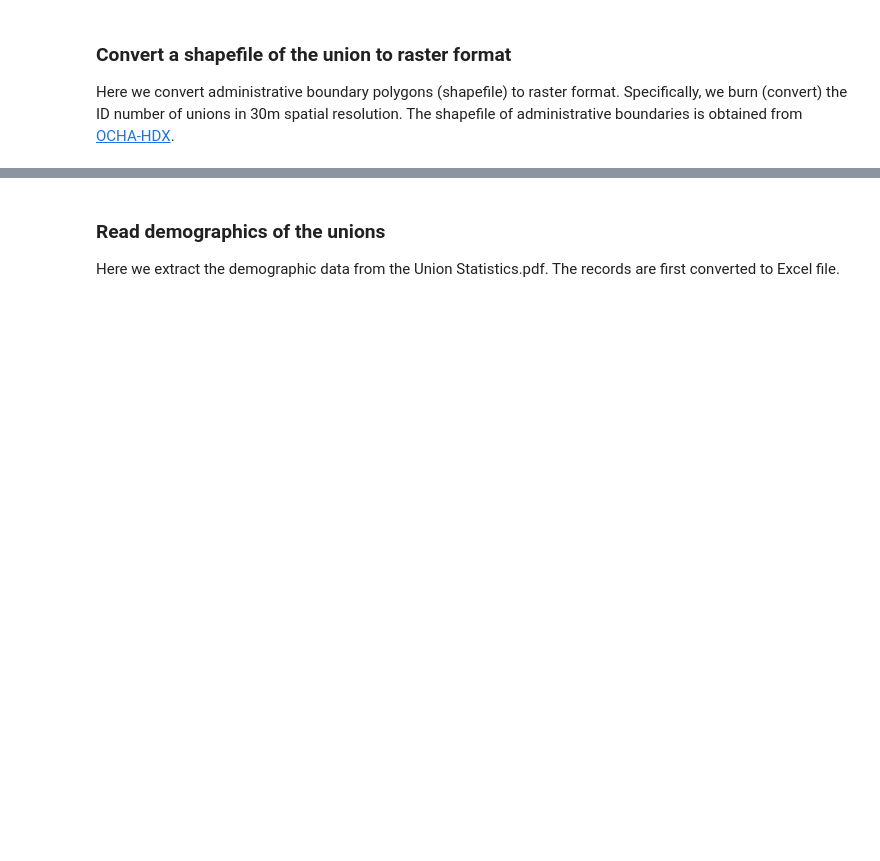
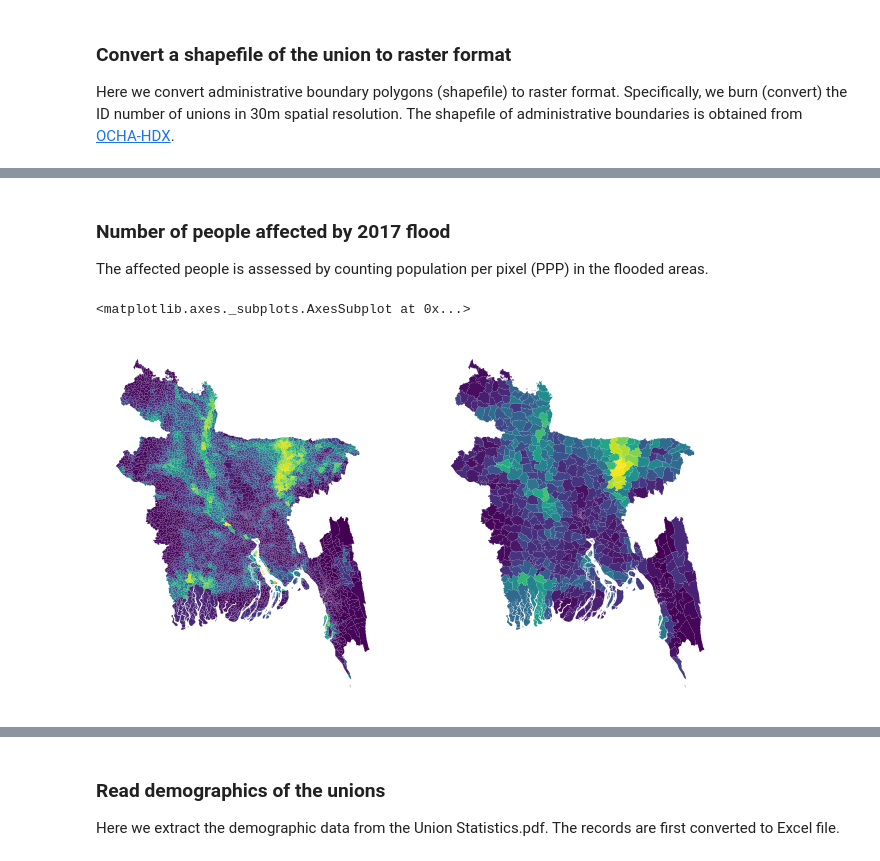
Before and after one commit to gnodnooh/VulnRiskImpact-BGD, a Jupyter notebook: FHV_DataPreparation.ipynb, the cells around one changed output, grey strips where cells are left out. Drawn from its saved outputs; the diff is of its cells as text; code cells hidden in the pictures; blank space fills up the shorter version.

```diff
--- a/FHV_DataPreparation.ipynb
+++ b/FHV_DataPreparation.ipynb
@@ -87,0 +166,3 @@ geopandas.geodataframe.GeoDataFrame
+# %% [markdown]
+### Number of people affected by 2017 flood
+The affected people is assessed by counting population per pixel (PPP) in the flooded areas.
@@ -87,0 +190,45 @@ geopandas.geodataframe.GeoDataFrame
+# %%
+# Generate a Union dataframe
+impact4 = shp_union.drop('geometry', axis=1)
+impact4['TOTAL_PPL'], impact4['AFFECTED_PPL'] = totlPopu, afftPopu
+impact4['AFFECTED_PPL_RATIO'] = afftPopu/totlPopu
+impact4['TOTAL_CELL'], impact4['FLOODED_CELL'] = totlCell, inunCell
+impact4['FLOODED_CELL_RATIO'] = inunCell/totlCell
+# Aggregate to Upazila level
+todist = ['TOTAL_PPL','AFFECTED_PPL','TOTAL_CELL','FLOODED_CELL']
+impact3 = impact4.groupby(['ADM3_PCODE', 'ADM3_EN'])[todist].sum()
+impact3['AFFECTED_PPL_RATIO'] = impact3['AFFECTED_PPL']/impact3['TOTAL_PPL']
+impact3['FLOODED_CELL_RATIO'] = impact3['FLOODED_CELL']/impact3['TOTAL_CELL']
+impact3['ADM2_PCODE'], impact3['ADM2_EN'] = shp_upazila['ADM2_PCODE'].values, shp_upazila['ADM2_EN'].values
+# Aggregate to District level
+todist = ['TOTAL_PPL','AFFECTED_PPL','TOTAL_CELL','FLOODED_CELL']
+impact2 = impact3.groupby(['ADM2_PCODE', 'ADM2_EN'])[todist].sum()
+impact2['AFFECTED_PPL_RATIO'] = impact2['AFFECTED_PPL']/impact2['TOTAL_PPL']
+impact2['FLOODED_CELL_RATIO'] = impact2['FLOODED_CELL']/impact2['TOTAL_CELL']
+impact2['ADM1_PCODE'], impact2['ADM1_EN'] = shp_district['ADM1_PCODE'].values, shp_district['ADM1_EN'].values
+# %%
+map_union = shp_union.merge(impact4, on='ADM4_PCODE')
+map_upazila = shp_upazila.merge(impact3['AFFECTED_PPL_RATIO'], on='ADM3_PCODE')
+map_district = shp_district.merge(impact2['AFFECTED_PPL_RATIO'], on='ADM2_PCODE')
+import matplotlib.pyplot as plt
+from mpl_toolkits.axes_grid1 import make_axes_locatable
+fig, axes = plt.subplots(1,2,figsize=(11,9), facecolor='w')
+# divider = make_axes_locatable(fig)
+# cax = divider.append_axes("right", size="5%", pad=0.1)
+ax = axes[0]
+ax.set_axis_off()
+ax.set_aspect('equal')
+map_union.plot(column='AFFECTED_PPL_RATIO', ax=ax, legend=True, cax=cax)
+ax = axes[1]
+ax.set_axis_off()
+ax.set_aspect('equal')
+map_upazila.plot(column='AFFECTED_PPL_RATIO', ax=ax, legend=True, cax=cax)
+
+
+
+
+
+# map_district.plot(column='AFFECTED_PPL_RATIO', ax=ax[1], legend=True, cax=cax)
+# %% [output]
+<matplotlib.axes._subplots.AxesSubplot at 0x...>
+[figure, added]
```
Also changed, not shown: parts of 20 cells of this notebook.
